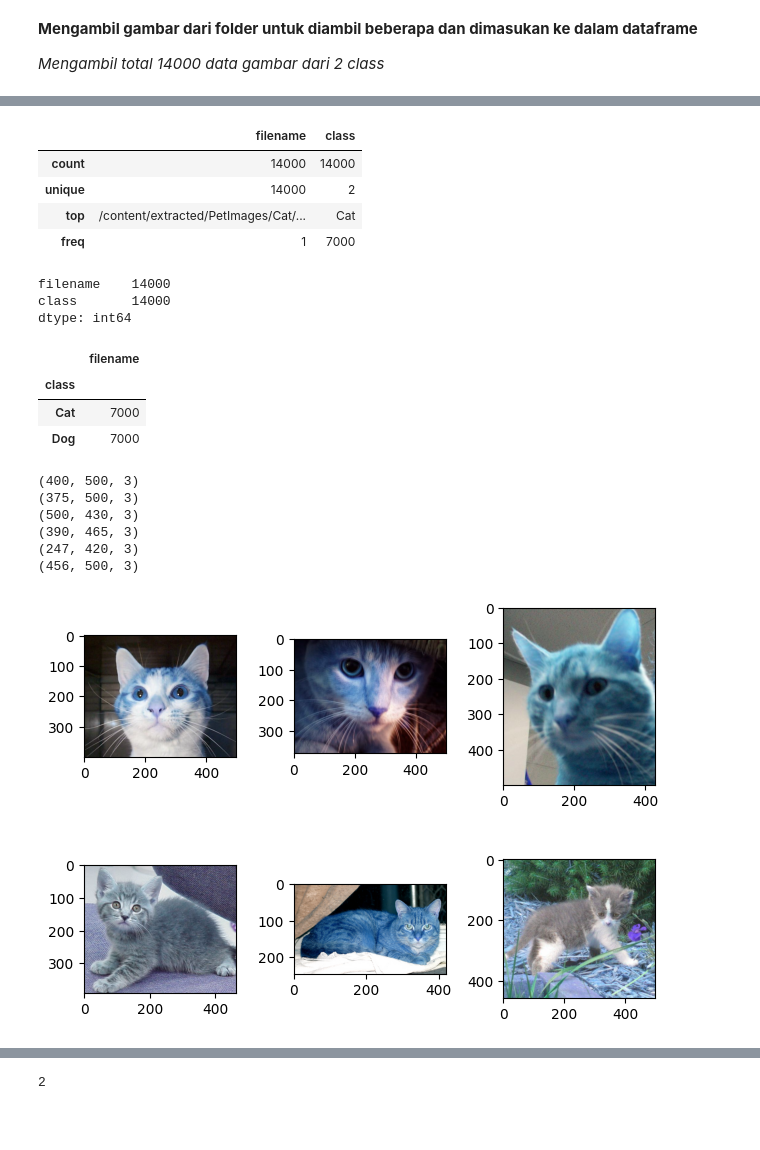
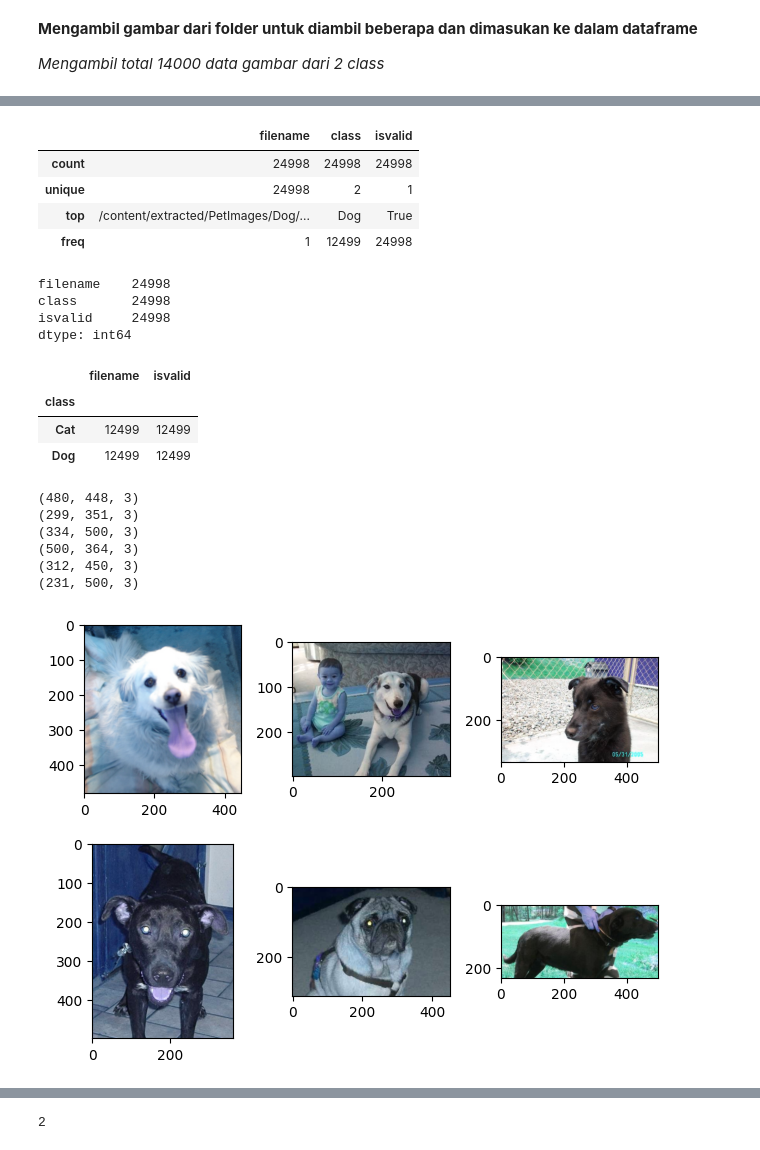
Before and after one commit to Xazkiel0/cnn-dicoding-submission, a Jupyter notebook: Dogs_vs_Cats_done.ipynb, the cells around one changed output, grey strips where cells are left out. Cells and saved outputs as stored; diff of their text form; code cells hidden in the pictures; blank space fills up the shorter version.

```diff
--- a/Dogs_vs_Cats_done.ipynb
+++ b/Dogs_vs_Cats_done.ipynb
@@ -55,8 +49,8 @@ list_labels = []
 for _label in dataset_images_fold:
   _path = os.path.join(workdir,_label)
   _imgs = os.listdir(_path)
-  if len(_imgs) >= 7000:
-    _imgs = _imgs[:7000]
+  if len(_imgs) >= lowest_imgs_len:
+    _imgs = _imgs[:lowest_imgs_len]
 
   list_imgs.extend(map(lambda x: os.path.join(_path,x),_imgs))
   list_labels.extend([_label for _ in _imgs])
@@ -72,0 +67,13 @@ df.head()
+# %%
+from PIL import Image
+
+def is_valid_image(file_path):
+    try:
+        Image.open(file_path).verify()
+        return True
+    except Exception as e:
+        print(f"Invalid image: {file_path} - {e}")
+        return False
+# %%
+df['isvalid'] = df.filename.map(is_valid_image)
+df.isvalid.value_counts()
@@ -72,0 +88,3 @@ df.head()
+# %%
+df_clean = df[df.isvalid == True]
+df_clean.isvalid.value_counts()
@@ -73,60 +110,62 @@ df.head()
 # %%
-df.describe()
+df_clean.describe()
 # %% [output]
-|  | filename | class |
-| count | 14000 | 14000 |
-| unique | 14000 | 2 |
-| top | /content/extracted/PetImages/Cat/... | Cat |
-| freq | 1 | 7000 |
+|  | filename | class | isvalid |
+| count | 24998 | 24998 | 24998 |
+| unique | 24998 | 2 | 1 |
+| top | /content/extracted/PetImages/Dog/... | Dog | True |
+| freq | 1 | 12499 | 24998 |
 # %%
-df.count()
+df_clean.count()
 # %% [output]
-filename    14000
-class       14000
+filename    24998
+class       24998
+isvalid     24998
 dtype: int64
 # %%
-df.groupby('class').count()
+df_clean.groupby('class').count()
 # %% [output]
-|  | filename |
-| class |  |
-| Cat | 7000 |
-| Dog | 7000 |
+|  | filename | isvalid |
+| class |  |  |
+| Cat | 12499 | 12499 |
+| Dog | 12499 | 12499 |
 # %%
+# @title Default title text
 import cv2
 
 plt.subplot(231)
-smple_img = cv2.imread(df.filename[0])
+smple_img = cv2.imread(df_clean.filename[0])
 print(smple_img.shape)
 plt.imshow(smple_img)
 plt.subplot(232)
-smple_img = cv2.imread(df.filename[123])
+smple_img = cv2.imread(df_clean.filename[123])
 print(smple_img.shape)
 plt.imshow(smple_img)
 plt.subplot(233)
-smple_img = cv2.imread(df.filename[256])
+smple_img = cv2.imread(df_clean.filename[256])
 print(smple_img.shape)
 plt.imshow(smple_img)
 plt.subplot(234)
-smple_img = cv2.imread(df.filename[56])
+smple_img = cv2.imread(df_clean.filename[56])
 print(smple_img.shape)
 plt.imshow(smple_img)
 plt.subplot(235)
-smple_img = cv2.imread(df.filename[899])
+smple_img = cv2.imread(df_clean.filename[899])
 print(smple_img.shape)
 plt.imshow(smple_img)
 plt.subplot(236)
-smple_img = cv2.imread(df.filename[2639])
+smple_img = cv2.imread(df_clean.filename[2639])
 print(smple_img.shape)
 plt.imshow(smple_img)
 plt.tight_layout()
 # %% [output]
-(400, 500, 3)
-(375, 500, 3)
-(500, 430, 3)
-(390, 465, 3)
-(247, 420, 3)
-(456, 500, 3)
+(480, 448, 3)
+(299, 351, 3)
+(334, 500, 3)
+(500, 364, 3)
+(312, 450, 3)
+(231, 500, 3)
-[figure, old version]
+[figure, new version]
 # %%
 from tensorflow.keras.applications.mobilenet import preprocess_input
 # %%
```
Also changed, not shown: parts of 38 cells of this notebook.
